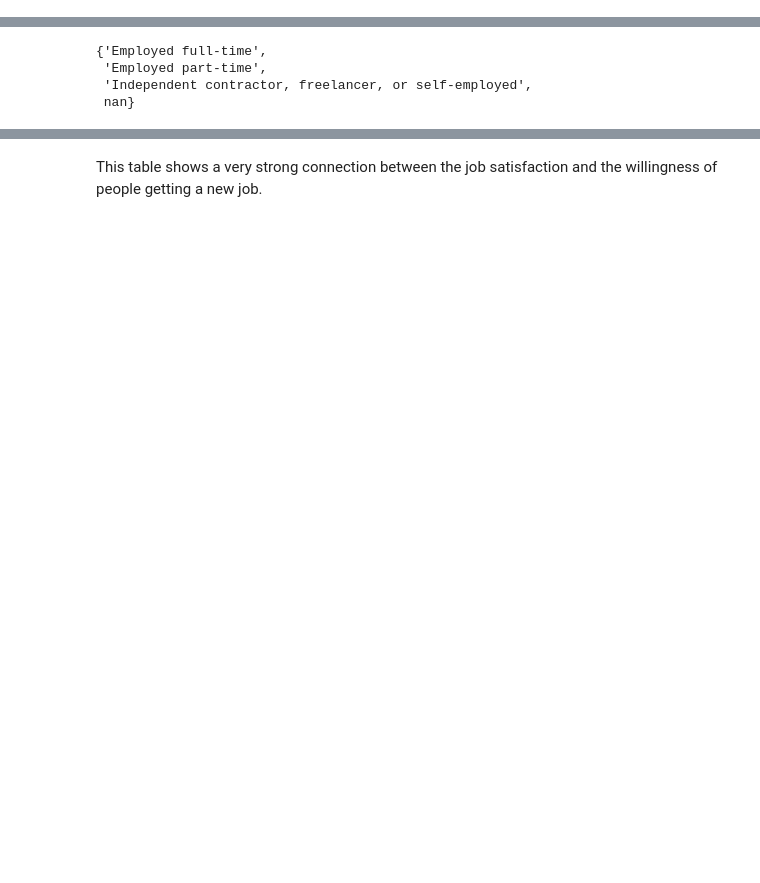
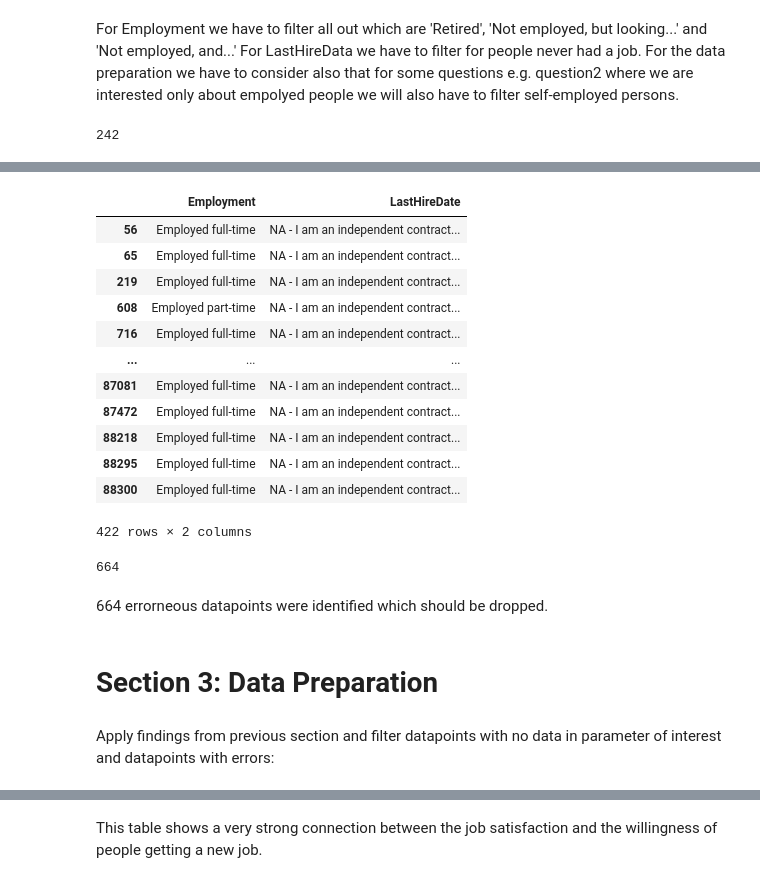
Before and after one commit to cokl87/stackoverflow_survey_analysis, a Jupyter notebook: analysis.ipynb, the cells around one changed output, grey strips where cells are left out. Saved outputs shown, nothing was run; the diff lists cells and outputs as text; code cells hidden in the pictures; blank space fills up the shorter version.

```diff
--- a/analysis.ipynb
+++ b/analysis.ipynb
@@ -12,14 +12,18 @@ from sklearn.model_selection import train_test_split
 from sklearn.linear_model import LinearRegression
 from sklearn.metrics import r2_score
 from matplotlib import pyplot as plt
+from numpy import nan
 %matplotlib inline
 
 # project imports
 from plotter import ReportPlotter
-from functions import get_survey_year, get_fraction_of_answers
+from functions import get_survey_year, get_fraction_of_answers, get_fraction_of_answers2
 import log_config
 logger = log_config.get_configured_logger('stdout')
 
 # constants
 IMG_PTH = os.path.join(os.getcwd(), './data/output')
 plotter = ReportPlotter(IMG_PTH)
+
+pd.set_option('display.max_rows', 85)
+pd.set_option('display.max_columns', 85)
@@ -62,0 +123,3 @@ data_19.columns, data_19.shape[0]
+# %% [markdown]
+For Employment we have to filter all out which are 'Retired', 'Not employed, but looking...' and 'Not employed, and...'
+For LastHireData we have to filter for people never had a job. For  the data preparation we have to consider also that for some questions e.g. question2 where we are interested only about empolyed people we will also have to filter self-employed persons.
@@ -62,0 +134,25 @@ data_19.columns, data_19.shape[0]
+# %%
+# get all datapoints with job-satisfaction
+jobsat_data = data_19.dropna(subset=['JobSat'])
+# look for Employment (retired and not employed) OR LastHireDate (never had a job)
+err_mask1 = jobsat_data.Employment.isin([
+    "Not employed, but looking for work",
+    "Retired",
+    "Not employed, and not looking for work",
+]) | jobsat_data.LastHireDate.isin([
+    "I've never had a job",
+])
+err_mask1.sum()
+# %% [output]
+242
+# %%
+# look for LastHireData (NA - self employed) AND NOT Employment self-employed or NaN
+err_mask2 = ~jobsat_data.Employment.isin([
+    "Independent contractor, freelancer, or self-employed",
+    nan
+]) & jobsat_data.LastHireDate.isin([
+    "NA - I am an independent contractor or self employed",
+])
+logger.info('%i errors found.' % err_mask2.sum())
+jobsat_data[err_mask2].loc[:, ['Employment', 'LastHireDate']]
+# %% [output]
@@ -63,10 +160,34 @@ data_19.columns, data_19.shape[0]
+|  | Employment | LastHireDate |
+| 56 | Employed full-time | NA - I am an independent contract... |
+| 65 | Employed full-time | NA - I am an independent contract... |
+| 219 | Employed full-time | NA - I am an independent contract... |
+| 608 | Employed part-time | NA - I am an independent contract... |
+| 716 | Employed full-time | NA - I am an independent contract... |
+| ... | ... | ... |
+| 87081 | Employed full-time | NA - I am an independent contract... |
+| 87472 | Employed full-time | NA - I am an independent contract... |
+| 88218 | Employed full-time | NA - I am an independent contract... |
+| 88295 | Employed full-time | NA - I am an independent contract... |
+| 88300 | Employed full-time | NA - I am an independent contract... |
+422 rows × 2 columns
+# %%
+err_mask_comb = err_mask1 | err_mask2
+err_mask_comb.sum()
+# %% [output]
+664
+# %% [markdown]
+664 errorneous datapoints were identified which should be dropped.
+# %% [markdown]
+# Section 3: Data Preparation
+# %% [markdown]
+Apply findings from previous section and filter datapoints with no data in parameter of interest and datapoints with errors:
 # %%
 # drop all rows (datapoints) with no values in the variable of interest
 data_19 = data_19.dropna(subset=['JobSat'])
-# make sure that only people were surveyed about JobStatisfaction which are currently working
-set(data_19['Employment'].values)
+
+# drop all rows (datapoints) with inconsitencies inentified in section2 to
+# make sure only people are considered which have actuually a job
+data_19 = data_19[~err_mask_comb]
+
+# drop duplicate parameter
+data_19.drop('CurrencySymbol', axis=1, inplace=True)
-# %% [output]
-{'Employed full-time',
- 'Employed part-time',
- 'Independent contractor, freelancer, or self-employed',
- nan}
```
Also changed, not shown: parts of 52 cells of this notebook, 1 other file.
